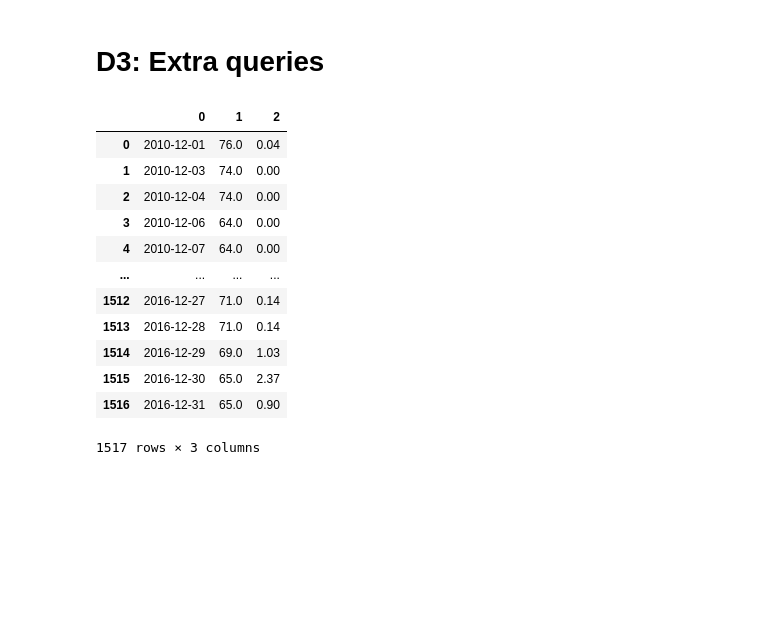
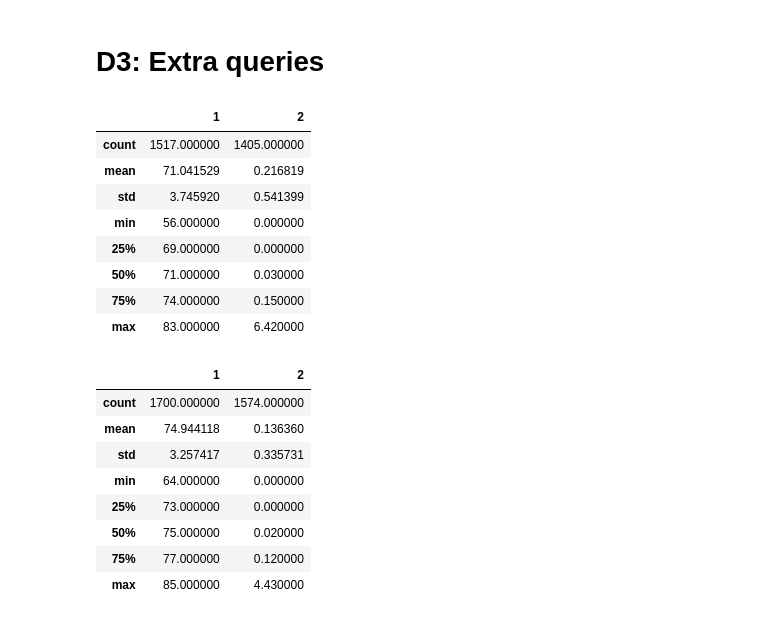
Before and after one commit to etdirksen/Climate-Business-Analysis, a Jupyter notebook: SurfsUp_Challenge.ipynb, the cells around one changed output. Drawn from its saved outputs; the diff is of its cells as text; code cells hidden in the pictures; blank space fills up the shorter version.

```diff
--- a/SurfsUp_Challenge.ipynb
+++ b/SurfsUp_Challenge.ipynb
@@ -14,7 +14,8 @@ import re
 engine = create_engine("sqlite:///hawaii.sqlite")
 
 # reflect an existing database into a new model
-Base = automap_base()
+metadata = MetaData()
+Base = automap_base(metadata=metadata)
 # reflect the tables
 Base.prepare(engine, reflect=True)
 
@@ -118,21 +119,8 @@ dec_temps_df.describe()
 # %% [markdown]
 # D3: Extra queries
 # %%
-extra_dec = session.query(Measurement.date, Measurement.tobs, Measurement.prcp).filter(extract('month', Measurement.date) == 12).all()
-extra_dec_df = pd.DataFrame(extra_dec)
+all_dec = session.query(Measurement.date, Measurement.tobs, Measurement.prcp)\
+.filter(extract('month', Measurement.date) == 12)\
+.all()
+
+all_dec_df = pd.DataFrame(all_dec)
-# %%
-extra_dec_df
-# %% [output]
-|  | 0 | 1 | 2 |
-| 0 | 2010-12-01 | 76.0 | 0.04 |
-| 1 | 2010-12-03 | 74.0 | 0.00 |
-| 2 | 2010-12-04 | 74.0 | 0.00 |
-| 3 | 2010-12-06 | 64.0 | 0.00 |
-| 4 | 2010-12-07 | 64.0 | 0.00 |
-| ... | ... | ... | ... |
-| 1512 | 2016-12-27 | 71.0 | 0.14 |
-| 1513 | 2016-12-28 | 71.0 | 0.14 |
-| 1514 | 2016-12-29 | 69.0 | 1.03 |
-| 1515 | 2016-12-30 | 65.0 | 2.37 |
-| 1516 | 2016-12-31 | 65.0 | 0.90 |
-1517 rows × 3 columns
@@ -138,0 +133,24 @@ extra_dec_df
+# %%
+all_dec_df.describe()
+# %% [output]
+|  | 1 | 2 |
+| count | 1517.000000 | 1405.000000 |
+| mean | 71.041529 | 0.216819 |
+| std | 3.745920 | 0.541399 |
+| min | 56.000000 | 0.000000 |
+| 25% | 69.000000 | 0.000000 |
+| 50% | 71.000000 | 0.030000 |
+| 75% | 74.000000 | 0.150000 |
+| max | 83.000000 | 6.420000 |
+# %%
+all_jun_df.describe()
+# %% [output]
+|  | 1 | 2 |
+| count | 1700.000000 | 1574.000000 |
+| mean | 74.944118 | 0.136360 |
+| std | 3.257417 | 0.335731 |
+| min | 64.000000 | 0.000000 |
+| 25% | 73.000000 | 0.000000 |
+| 50% | 75.000000 | 0.020000 |
+| 75% | 77.000000 | 0.120000 |
+| max | 85.000000 | 4.430000 |
```
Also changed, not shown: parts of 1 cell of this notebook, 7 other files.
